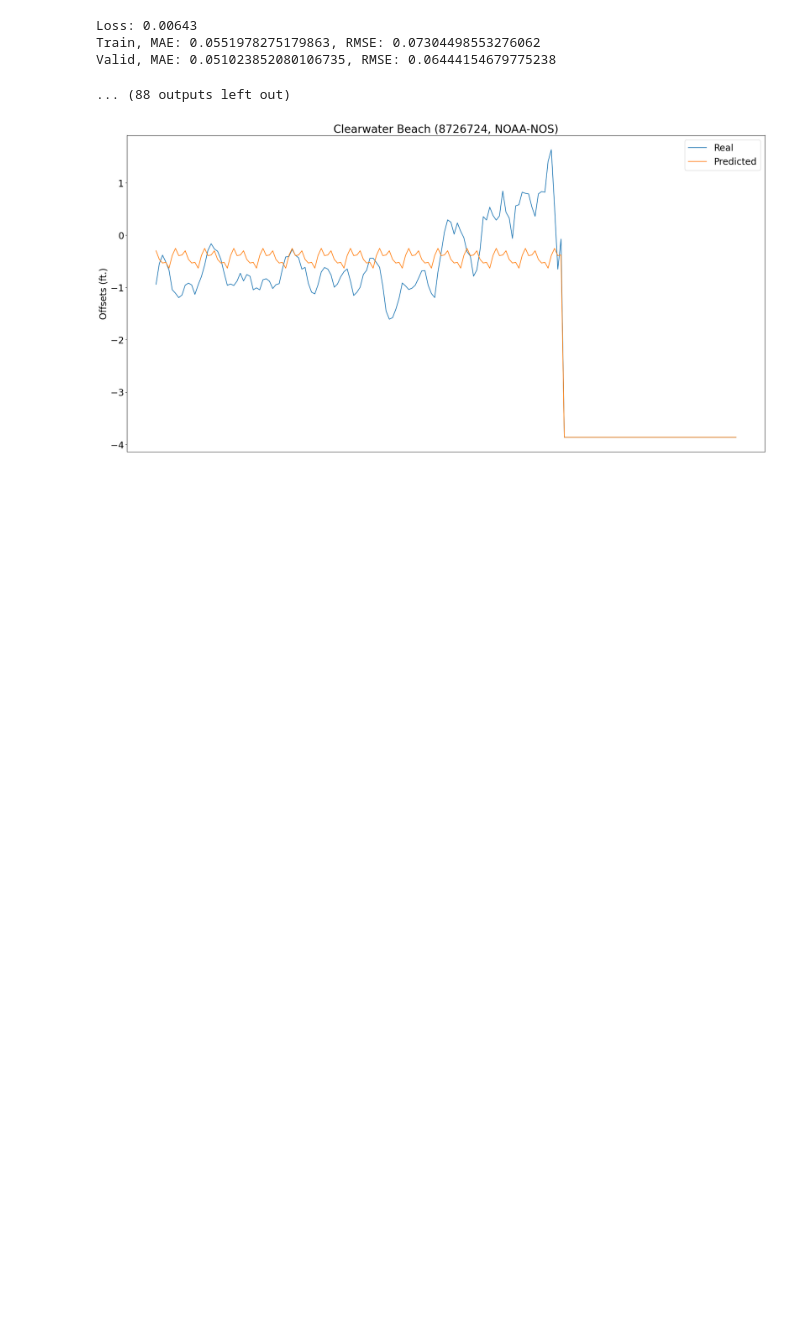
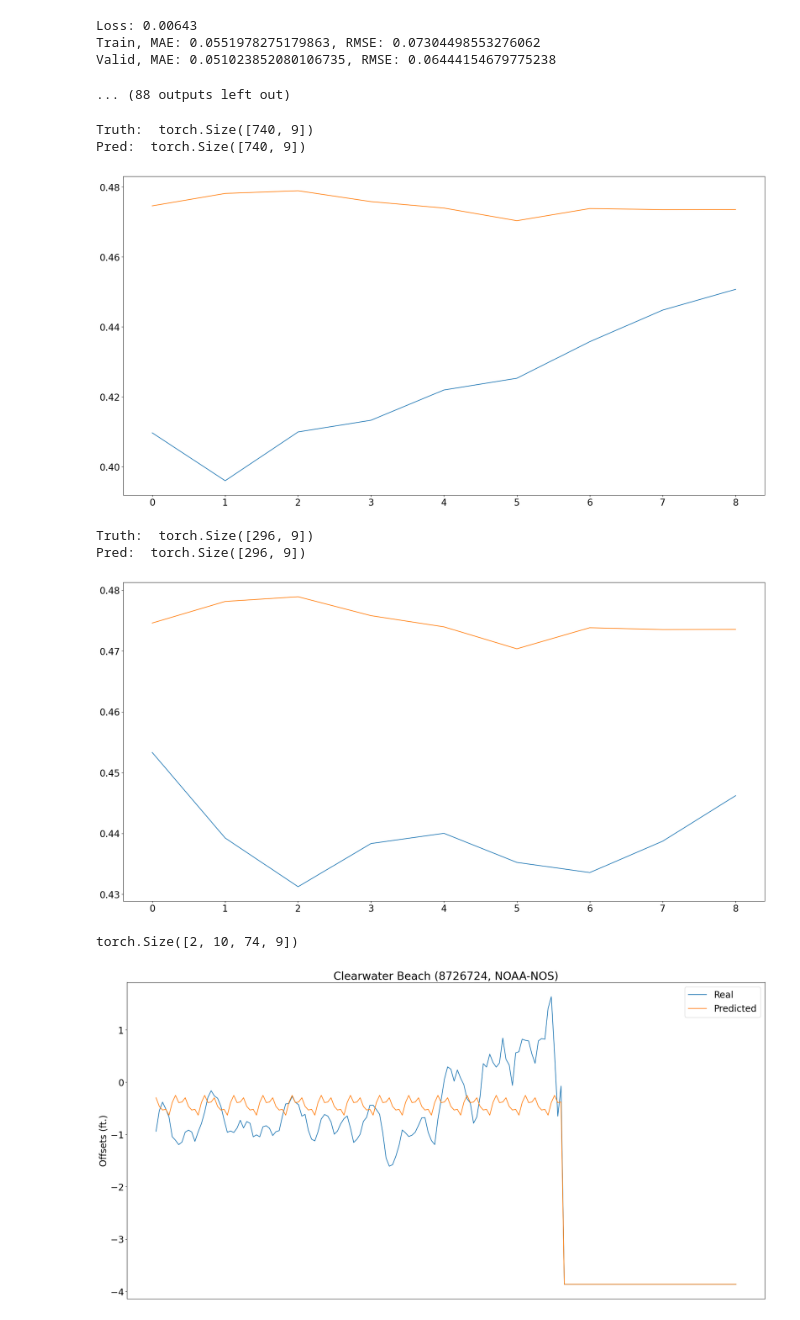
Before and after one commit to NoujoudNader/SormNet, a Jupyter notebook: main_test.ipynb, the cells around one changed output. Drawn from its saved outputs; the diff is of its cells as text; code cells hidden in the pictures; blank space fills up the shorter version.

```diff
--- a/main_test.ipynb
+++ b/main_test.ipynb
@@ -343,38 +347,47 @@ for i, batch in enumerate(test_dataloader):
     if batch.x.shape[0] == 1:
         pass
     else:
         # plt.figure()
         with torch.no_grad():
             pred = model(batch, device)
 
         truth = batch.y.view(pred.shape)
-        # print("Truth: ",truth.shape)
-        # print("Pred: ", pred.shape)
-        # plt.plot(truth)
-        # plt.show()
+        print("Truth: ",truth.shape)
+        print("Pred: ", pred.shape)
+        plt.plot(truth[-1,:])
+        plt.plot(pred[-1,:])
+        plt.show()
 
 
         if i == 0:
             y_pred = torch.zeros(len(test_dataloader), pred.shape[0], pred.shape[1])
             y_truth = torch.zeros(len(test_dataloader), pred.shape[0], pred.shape[1])
         # truth = un_z_score(truth, dataloader.dataset.mean, dataloader.dataset.std_dev)
         # pred = un_z_score(pred, dataloader.dataset.mean, dataloader.dataset.std_dev)
         y_pred[i, :pred.shape[0], :] = pred
         y_truth[i, :pred.shape[0], :] = truth
 
 s = y_truth.shape
 num=int(s[1]* s[-1])
 num2=config['N_NODE']*s[-1]
 y_truth = y_truth.reshape(s[0], int(num/num2), config['N_NODE'], s[-1])
-
+print(y_truth.shape)
 
 # Calculate the predicted
 s = y_pred.shape
 y_pred = y_pred.reshape(s[0], int(num/num2) ,config['N_NODE'], s[-1])
 
 # Inverse scaling
 y_truth = scaler.inverse_transform(y_truth.reshape(-1,1)).reshape(y_truth.shape[0], y_truth.shape[1], y_truth.shape[2], y_truth.shape[3])
 y_pred = scaler.inverse_transform(y_pred.reshape(-1,1)).reshape(y_pred.shape[0], y_pred.shape[1], y_pred.shape[2], y_pred.shape[3])
+# %% [output]
+Truth:  torch.Size([740, 9])
+Pred:  torch.Size([740, 9])
+[figure, added]
+Truth:  torch.Size([296, 9])
+Pred:  torch.Size([296, 9])
+[figure, added]
+torch.Size([2, 10, 74, 9])
 # %%
 import matplotlib.pyplot as plt
 from sklearn.metrics import r2_score, mean_squared_error, mean_absolute_error
```
Also changed, not shown: parts of 4 cells of this notebook.
